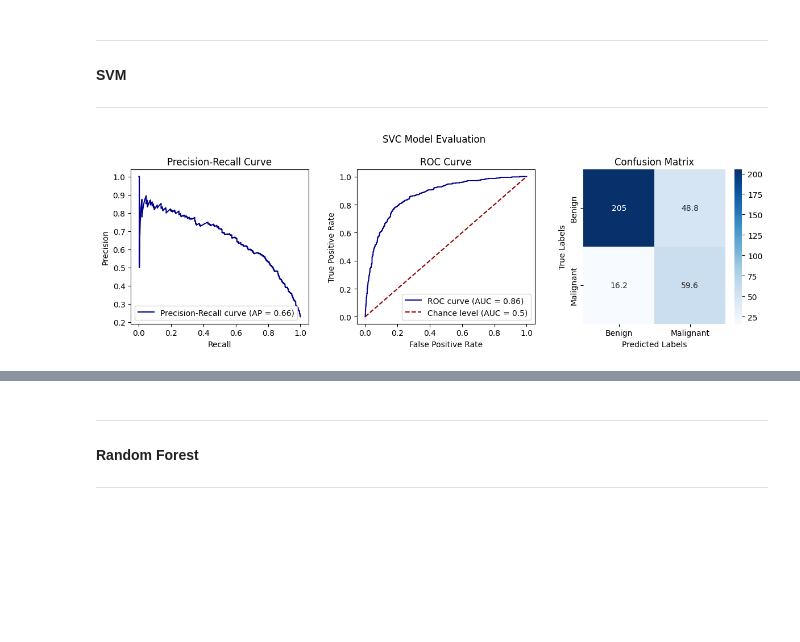
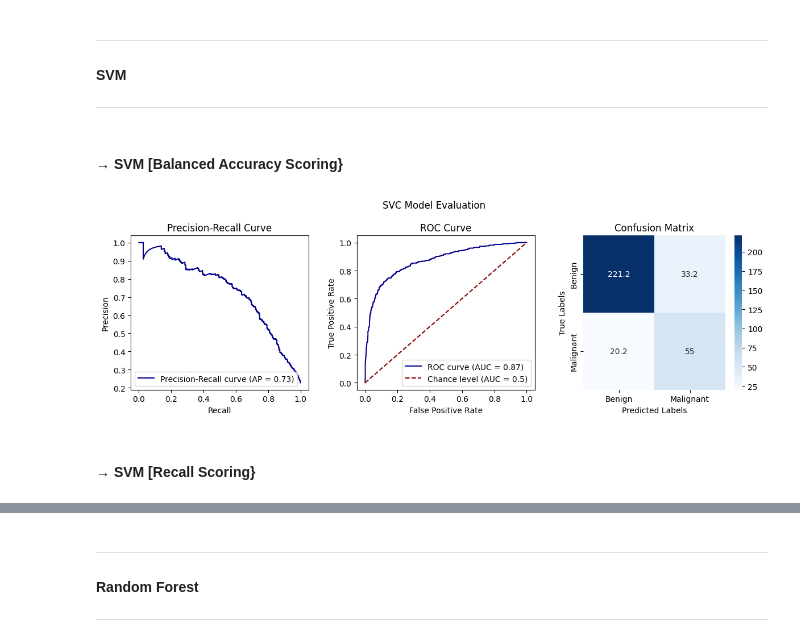
Before and after one commit to EstevesX10/Lung-Cancer-Classification-with-CT-Scans, a Jupyter notebook: Lung Cancer Classification with CT Scans/LungCancerClassification.ipynb, the cells around one changed output, grey strips where cells are left out. Cells and saved outputs as stored; diff of their text form; code cells hidden in the pictures; blank space fills up the shorter version.

```diff
--- a/Lung Cancer Classification with CT Scans/LungCancerClassification.ipynb
+++ b/Lung Cancer Classification with CT Scans/LungCancerClassification.ipynb
@@ -628,0 +675,4 @@ df_final.head(3)
+# %%
+# Choosing 150 as the ideal number of components and updating the training dataset
+(mostImportantFeatureIdxs, explainedVariance, pcValues) = computePCA(150, X_initial)
+plotScreeGraph(pcValues, explainedVariance)
@@ -628,0 +681,9 @@ df_final.head(3)
+# %%
+# Getting the most important features in the dataset
+mostImportantFeatures = np.unique(['nodule_id'] + \
+                                  [df_clean.columns[featureIdx] for featureIdx in mostImportantFeatureIdxs] + \
+                                  ['malignancy'])
+# %%
+# Updating the dataframe with the most important features inside the dataset
+df_final = df_clean[mostImportantFeatures]
+df_final.head(3)
@@ -726,0 +756,5 @@ else:
+# %% [markdown]
+#### &rarr; SVM [Balanced Accuracy Scoring}
+# %%
+# Define the scoring method
+scoring='balanced_accuracy'
@@ -727,5 +769,7 @@ else:
 # %%
 # Calculate and Plot some metrics associated with the SVM
-svmMetrics = evaluateModel(SVC, svmBestParams, folds, modelPaths, ['Benign', 'Malignant'])
+svmMetrics = evaluateModel(SVC, scoring, folds, modelPaths, ['Benign', 'Malignant'])
 # %% [output]
-[figure, old version]
+[figure, new version]
+# %% [markdown]
+#### &rarr; SVM [Recall Scoring}
```
Also changed, not shown: parts of 48 cells of this notebook.
